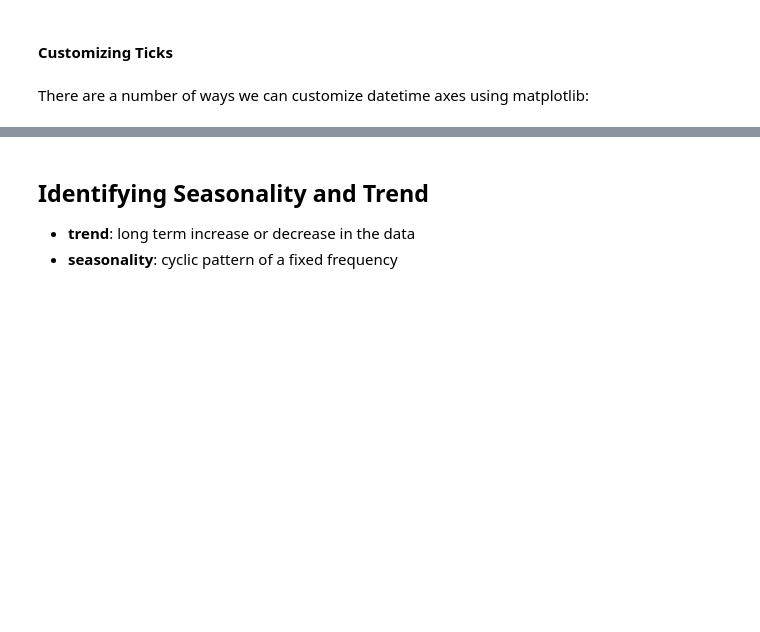
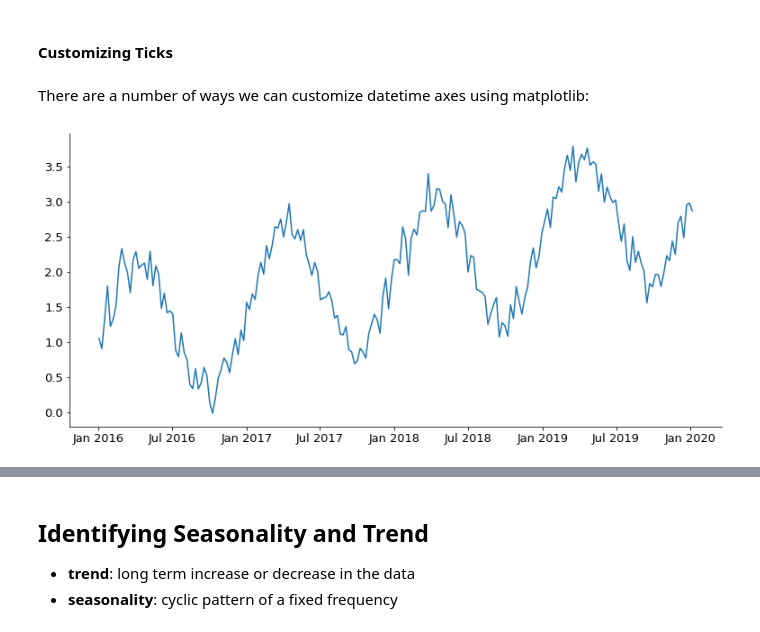
Before and after one commit to Joshua-C-Bryant/time-series-exercises, a Jupyter notebook: explore.ipynb, the cells around one changed output, grey strips where cells are left out. Saved outputs shown, nothing was run; the diff lists cells and outputs as text; code cells hidden in the pictures; blank space fills up the shorter version.

```diff
--- a/explore.ipynb
+++ b/explore.ipynb
@@ -142,8 +198,11 @@ First we resample to the month and then do a shift of 12 to move each data point
 There are a number of ways we can customize datetime axes using matplotlib:
 # %%
 # Using a major formatter:
-ax = s.resample('W').mean().plot()
-ax.xaxis.set_major_formatter(mpl.dates.DateFormatter('%b %y'))
+ax = plt.gca()
+ax.plot(s.resample('W').mean())
+ax.xaxis.set_major_formatter(mpl.dates.DateFormatter('%b %Y'))
+# %% [output]
+[figure, added]
 # %%
 # Here we include the month number when grouping by month so that the months appear in the correct order in our visualization.
 ax = s.groupby(s.index.strftime('%m-%B')).mean().plot.bar(width=.9, ec='black', fc='white')
```
Also changed, not shown: parts of 35 cells of this notebook.
